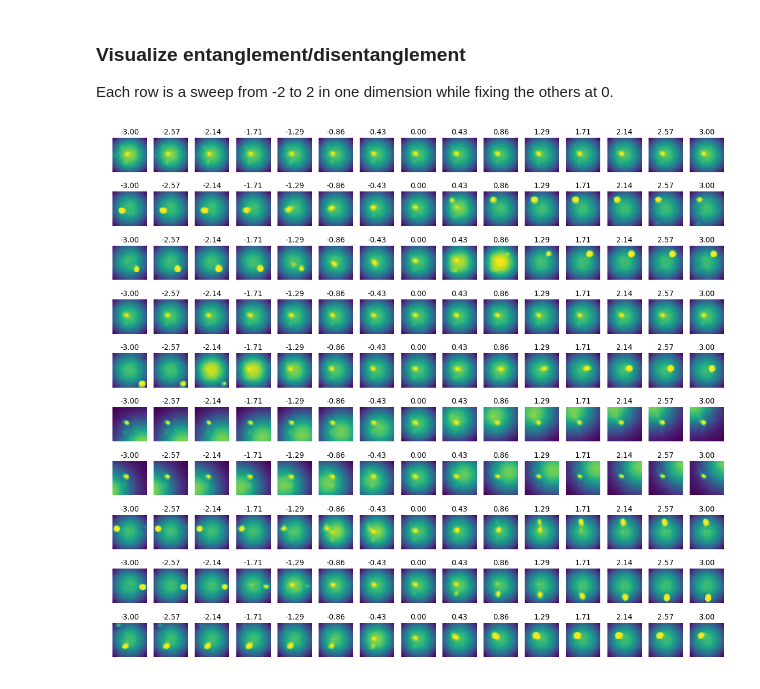
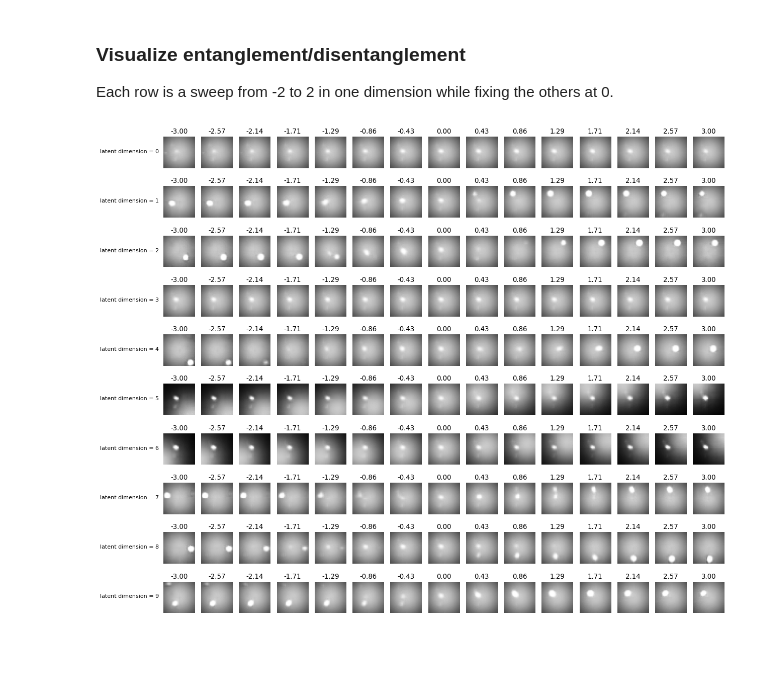
Before and after one commit to zahariaa/disentangled-dynamics, a Jupyter notebook: src/staticvae/VisualizeStaticVAE32(circle)_10latents_training_04_12_2019.ipynb, the cells around one changed output. Saved outputs shown, nothing was run; the diff lists cells and outputs as text; code cells hidden in the pictures; blank space fills up the shorter version.

Commit message:
staticVAE: updated visualization (proper reconstructions and better colormaps)

```diff
--- a/src/staticvae/VisualizeStaticVAE32(circle)_10latents_training_04_12_2019.ipynb
+++ b/src/staticvae/VisualizeStaticVAE32(circle)_10latents_training_04_12_2019.ipynb
@@ -40,22 +42,24 @@ warnings.filterwarnings("ignore")
 
 import sys
 sys.path.append("..") # Adds higher directory to python modules path.
-from data.dspritesb import dSpriteBackgroundDataset, Rescale
+from data.dspritesb import dSpriteBackgroundDataset
 
-ds = dSpriteBackgroundDataset(transform=Rescale(32),shapetype = 'circle')
+ds = dSpriteBackgroundDataset(transform=transforms.Resize(32),shapetype = 'circle')
 # %%
 fig=plt.figure(figsize=(18, 16), dpi= 80, facecolor='w', edgecolor='k')
 cnt = 0
 for ii in range(12):
-    x = ds.__getitem__(np.random.randint(1000))
-    x = x['image']
+    x,label = ds.__getitem__(np.random.randint(1000))
 
-    recon, mu, logvar = vae(torch.tensor(x[np.newaxis, np.newaxis,:, :]).float())
-    recon = recon.detach().numpy().squeeze()
+    mu, _ = vae.encode(x.unsqueeze(0).float())
+    recon = vae.decode(mu).detach().squeeze()
+
+    x = x.squeeze()
 
     diff = x - recon
 
     cnt += 1
+    plt.set_cmap('gray')
     ax = plt.subplot(6,6,cnt)
     ax.imshow(x, vmin=0, vmax=1)
     plt.title('true')
@@ -68,8 +72,9 @@ for ii in range(12):
     plt.axis('off')
 
     cnt += 1
+    plt.set_cmap('bwr')
     ax = plt.subplot(6,6,cnt)
-    m = np.max(np.abs(diff))
+    m = np.max(np.abs(diff.numpy()))
     ax.imshow(diff, vmin=-m, vmax=m)
     plt.title('diff')
     plt.axis('off')
@@ -82,16 +87,19 @@ Each row is a sweep from -2 to 2 in one dimension while fixing the others at 0.
 # %%
 fig=plt.figure(figsize=(18, 16), dpi= 80, facecolor='w', edgecolor='k')
 z_points = np.linspace(-3,3, 15)
 len(z_points)
 for ii in range(10):
     for jj in range(len(z_points)):
         latent = torch.zeros(1,10)
         latent[0,ii] = z_points[jj]
 
         rec = vae.decode(latent)
+        plt.set_cmap('gray')
         ax = plt.subplot(10,len(z_points),ii*len(z_points) + jj + 1)
-        ax.imshow(rec.detach().numpy().squeeze())
+        ax.imshow(rec.detach().numpy().squeeze(), vmin=0, vmax=1)
         plt.title('%0.2f' % z_points[jj])
         plt.axis('off')
+        if jj == 0:
+            plt.text(-5,16,'latent dimension = {}'.format(ii),horizontalalignment='right')
 # %% [output]
-[figure, old version]
+[figure, new version]
```
Also changed, not shown: parts of 2 cells of this notebook, 1 other file.
